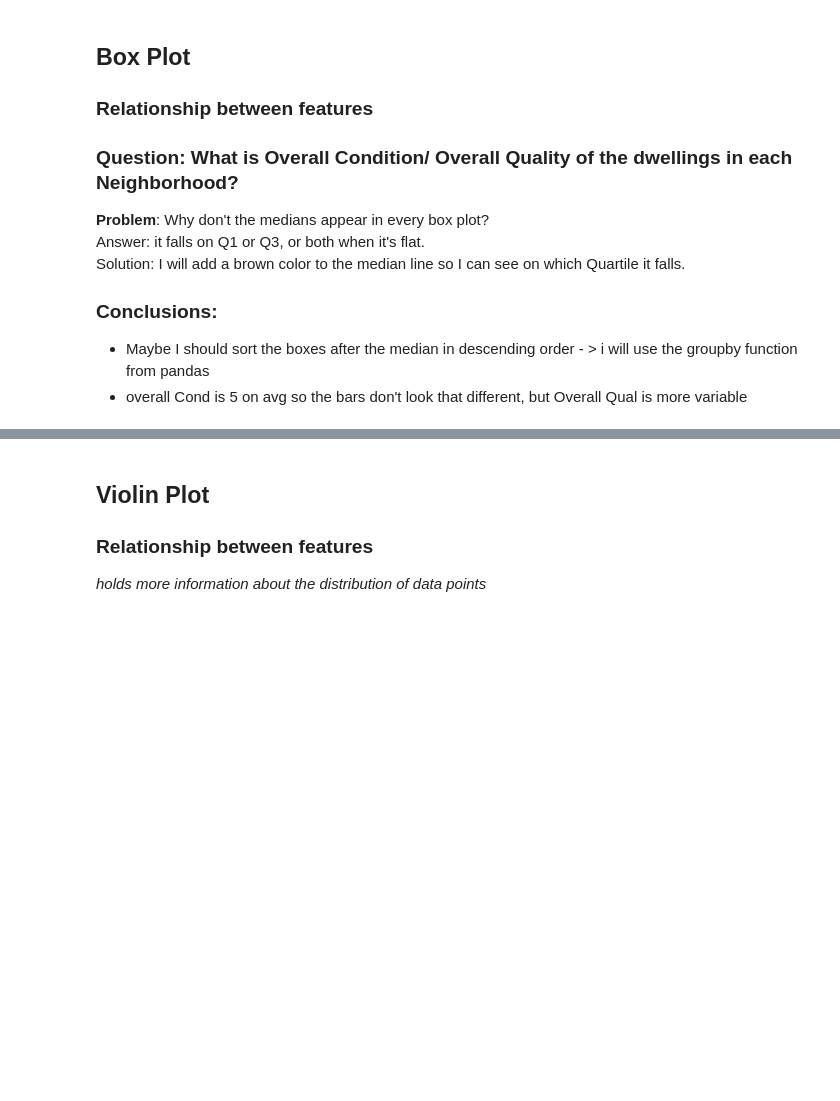
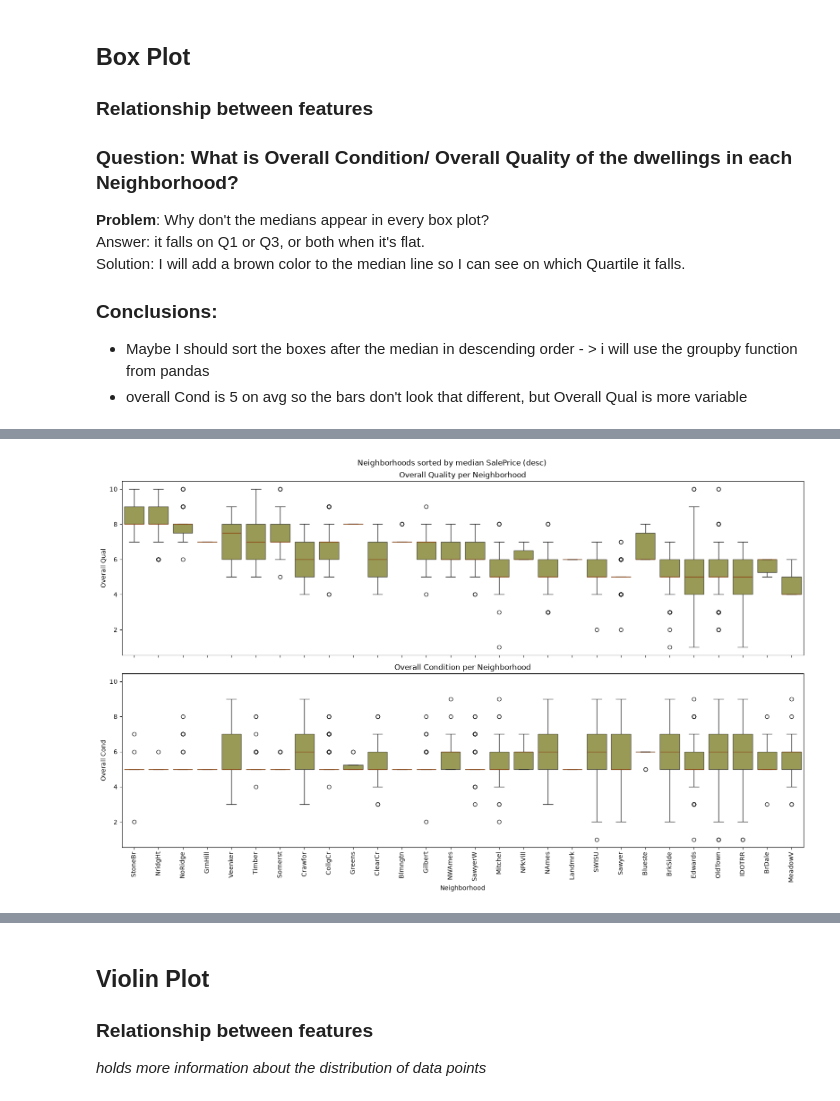
Before and after one commit to viragdiana/ML, a Jupyter notebook: lab-1-dia.ipynb, the cells around one changed output, grey strips where cells are left out. Drawn from its saved outputs; the diff is of its cells as text; code cells hidden in the pictures; blank space fills up the shorter version.

```diff
--- a/lab-1-dia.ipynb
+++ b/lab-1-dia.ipynb
@@ -132,0 +152,20 @@ plt.show()
+# %%
+# Same neighborhood order for both plots: by median SalePrice (desc)
+order_price = data.groupby('Neighborhood')['SalePrice'].median().sort_values(ascending=False).index
+
+fig, axes = plt.subplots(2, 1, figsize=(16, 10), sharex=True, sharey=True)
+
+sns.boxplot(x='Neighborhood', y='Overall Qual', data=data, order=order_price, ax=axes[0],
+            color='olive', boxprops={'alpha': 0.7}, medianprops={'color': 'saddlebrown'})
+axes[0].set_title('Overall Quality per Neighborhood')
+
+sns.boxplot(x='Neighborhood', y='Overall Cond', data=data, order=order_price, ax=axes[1],
+            color='olive', boxprops={'alpha': 0.7}, medianprops={'color': 'saddlebrown'})
+axes[1].set_title('Overall Condition per Neighborhood')
+
+axes[1].tick_params(axis='x', rotation=90)
+fig.suptitle('Neighborhoods sorted by median SalePrice (desc)')
+plt.tight_layout()
+plt.show()
+# %% [output]
+[figure, added]
```
Also changed, not shown: parts of 18 cells of this notebook.
